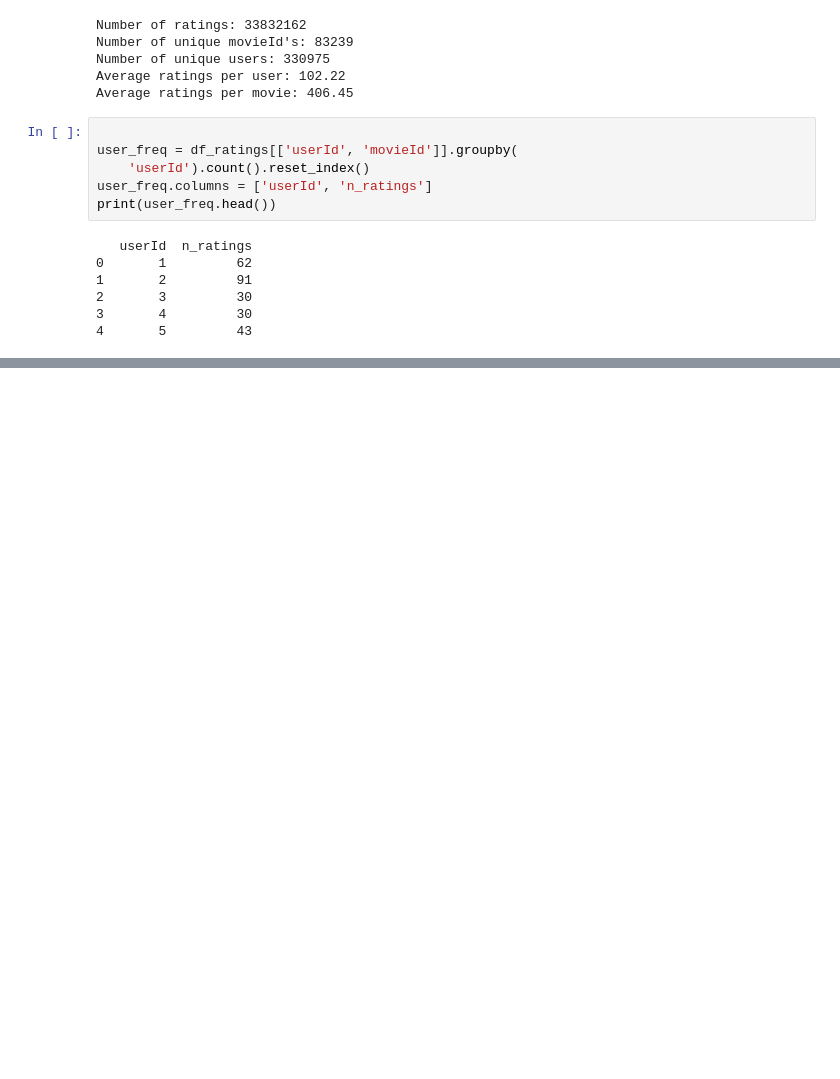
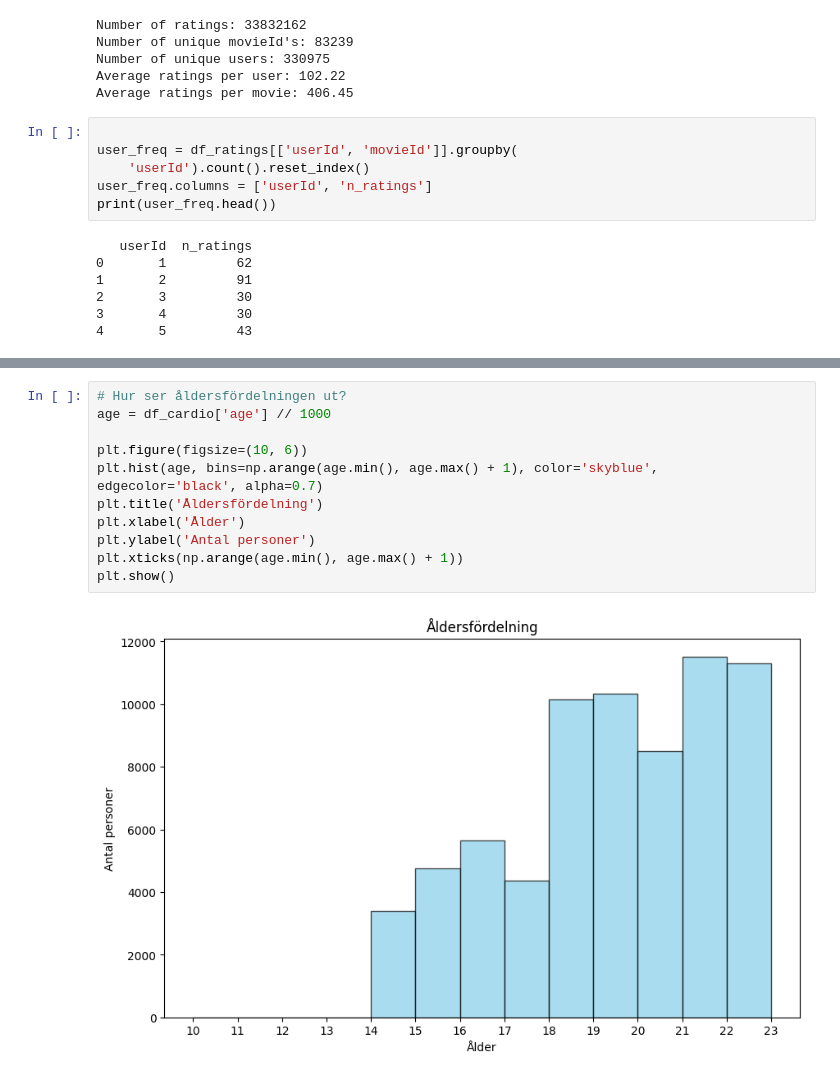
Before and after one commit to SandraAnder/AI-Sandra-Andersson-OPA23, a Jupyter notebook: labs/Lab1/Lab1.ipynb, the cells around one changed output, grey strips where cells are left out. Cells and saved outputs as stored; diff of their text form; blank space fills up the shorter version.

```diff
--- a/labs/Lab1/Lab1.ipynb
+++ b/labs/Lab1/Lab1.ipynb
@@ -563,0 +616,13 @@ I Love Trouble (1994)
+# %%
+# Hur ser åldersfördelningen ut?
+age = df_cardio['age'] // 1000
+
+plt.figure(figsize=(10, 6))
+plt.hist(age, bins=np.arange(age.min(), age.max() + 1), color='skyblue', edgecolor='black', alpha=0.7)
+plt.title('Åldersfördelning')
+plt.xlabel('Ålder')
+plt.ylabel('Antal personer')
+plt.xticks(np.arange(age.min(), age.max() + 1))
+plt.show()
+# %% [output]
+[figure, added]
```
Also changed, not shown: parts of 21 cells of this notebook, 1 other file.
